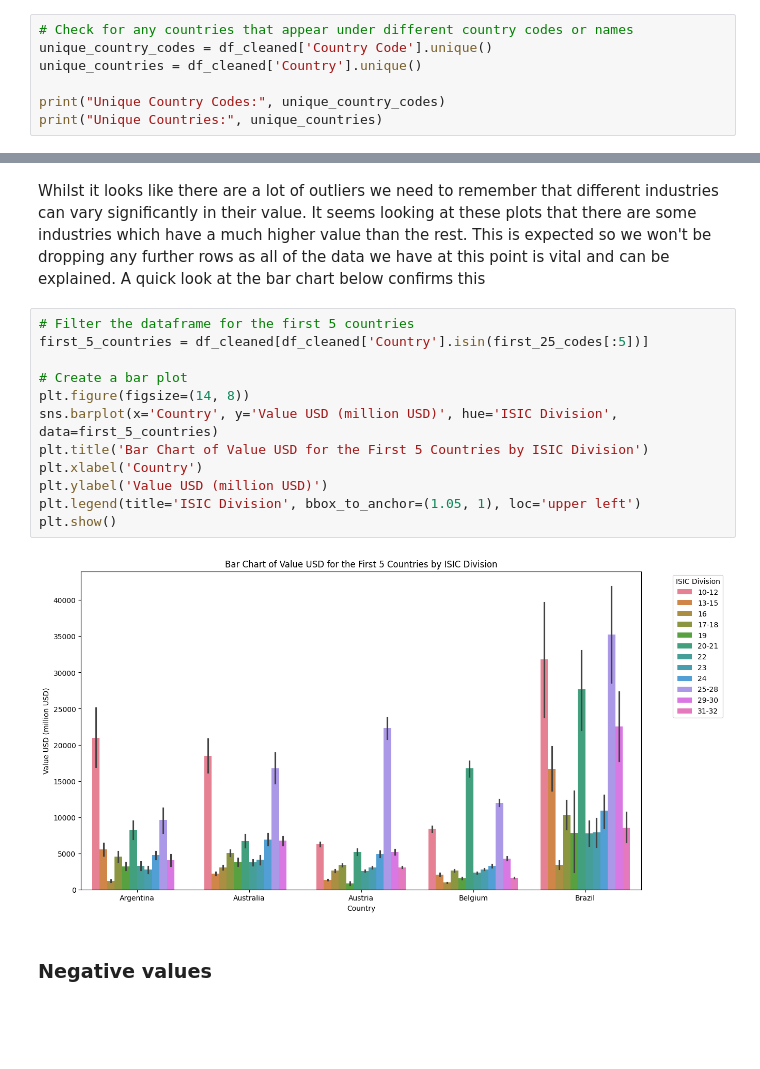
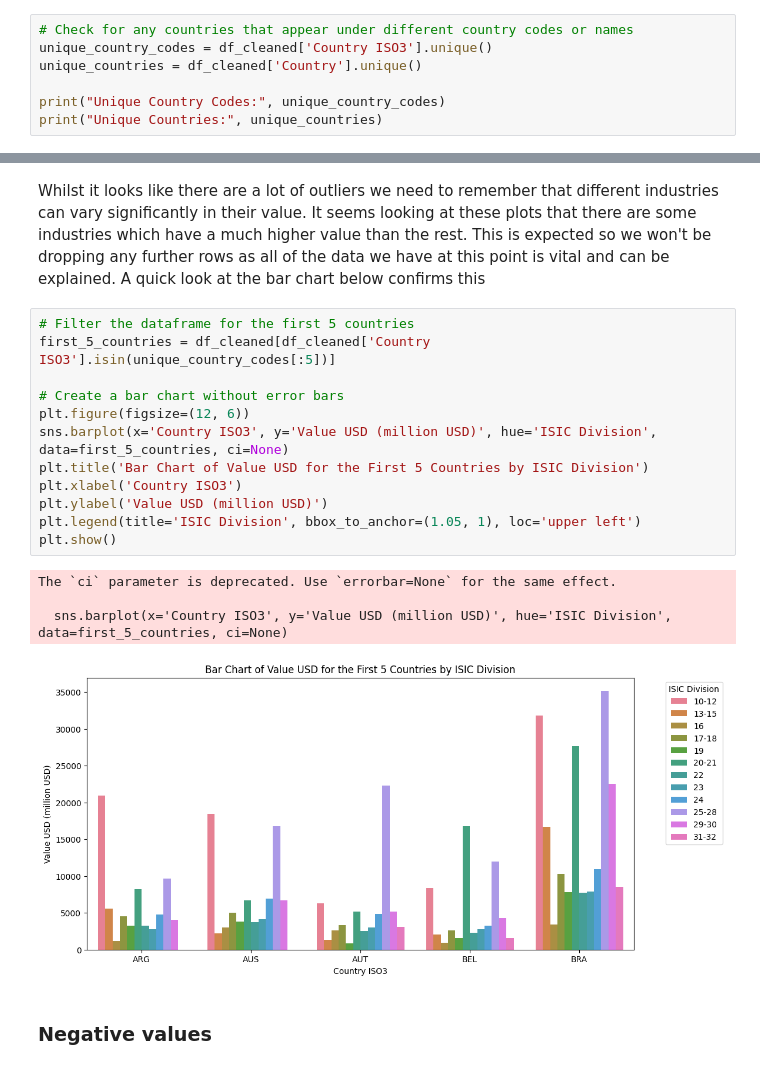
Before and after one commit to Tee-DataA/Capstone, a Jupyter notebook: jupyter_notebooks/Loading_and_Cleaning.ipynb, the cells around one changed output, grey strips where cells are left out. Drawn from its saved outputs; the diff is of its cells as text; blank space fills up the shorter version.

```diff
--- a/jupyter_notebooks/Loading_and_Cleaning.ipynb
+++ b/jupyter_notebooks/Loading_and_Cleaning.ipynb
@@ -269,7 +258,7 @@ print(f"Number of duplicate rows: {duplicates.sum()}")
 Number of duplicate rows: 0
 # %%
 # Check for any countries that appear under different country codes or names
-unique_country_codes = df_cleaned['Country Code'].unique()
+unique_country_codes = df_cleaned['Country ISO3'].unique()
 unique_countries = df_cleaned['Country'].unique()
 
 print("Unique Country Codes:", unique_country_codes)
@@ -340,18 +329,21 @@ plt.show()
 Whilst it looks like there are a lot of outliers we need to remember that different industries can vary significantly in their value. It seems looking at these plots that there are some industries which have a much higher value than the rest. This is expected so we won't be dropping any further rows as all of the data we have at this point is vital and can be explained. A quick look at the bar chart below confirms this
 # %%
 # Filter the dataframe for the first 5 countries
-first_5_countries = df_cleaned[df_cleaned['Country'].isin(first_25_codes[:5])]
+first_5_countries = df_cleaned[df_cleaned['Country ISO3'].isin(unique_country_codes[:5])]
 
-# Create a bar plot
-plt.figure(figsize=(14, 8))
-sns.barplot(x='Country', y='Value USD (million USD)', hue='ISIC Division', data=first_5_countries)
+# Create a bar chart without error bars
+plt.figure(figsize=(12, 6))
+sns.barplot(x='Country ISO3', y='Value USD (million USD)', hue='ISIC Division', data=first_5_countries, ci=None)
 plt.title('Bar Chart of Value USD for the First 5 Countries by ISIC Division')
-plt.xlabel('Country')
+plt.xlabel('Country ISO3')
 plt.ylabel('Value USD (million USD)')
 plt.legend(title='ISIC Division', bbox_to_anchor=(1.05, 1), loc='upper left')
 plt.show()
 # %% [output]
+The `ci` parameter is deprecated. Use `errorbar=None` for the same effect.
+
+  sns.barplot(x='Country ISO3', y='Value USD (million USD)', hue='ISIC Division', data=first_5_countries, ci=None)
-[figure, old version]
+[figure, new version]
 # %% [markdown]
 ### Negative values
 # %% [markdown]
```
Also changed, not shown: parts of 13 cells of this notebook, 3 other files.
